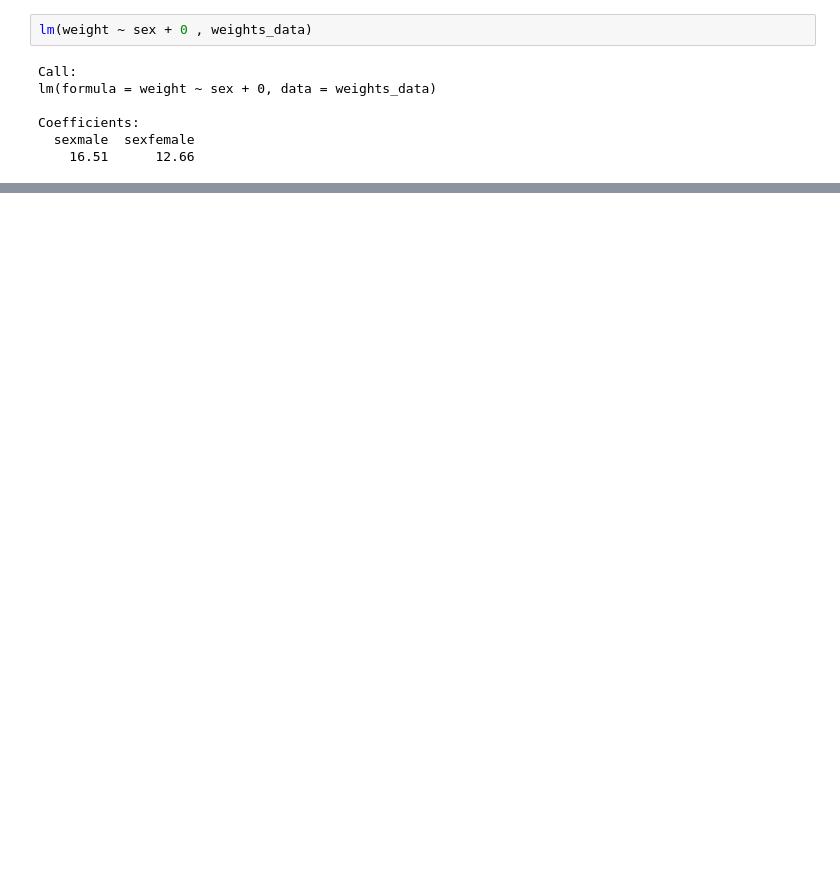
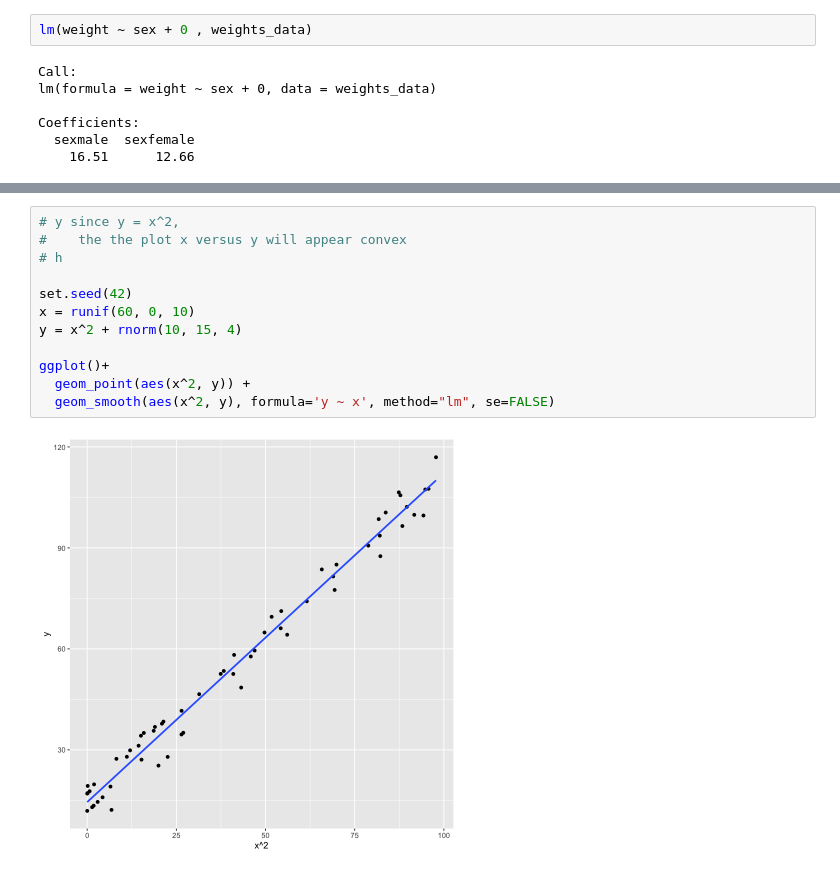
Before and after one commit to mahdi-b/MBIO612-F2021, a Jupyter notebook: week_9/Linear_Regression_Part_2.ipynb, the cells around one changed output, grey strips where cells are left out. Drawn from its saved outputs; the diff is of its cells as text; blank space fills up the shorter version.

```diff
--- a/week_9/Linear_Regression_Part_2.ipynb
+++ b/week_9/Linear_Regression_Part_2.ipynb
@@ -520,0 +582,14 @@ Where $lvl\_i\_status$ is either 0 or 1.
+# %%
+# y since y = x^2,
+#    the the plot x versus y will appear convex
+# h
+
+set.seed(42)
+x = runif(60, 0, 10)
+y = x^2 + rnorm(10, 15, 4)
+
+ggplot()+
+  geom_point(aes(x^2, y)) +
+  geom_smooth(aes(x^2, y), formula='y ~ x', method="lm", se=FALSE)
+# %% [output]
+[figure, added]
```
Also changed, not shown: parts of 54 cells of this notebook, 2 other files.
